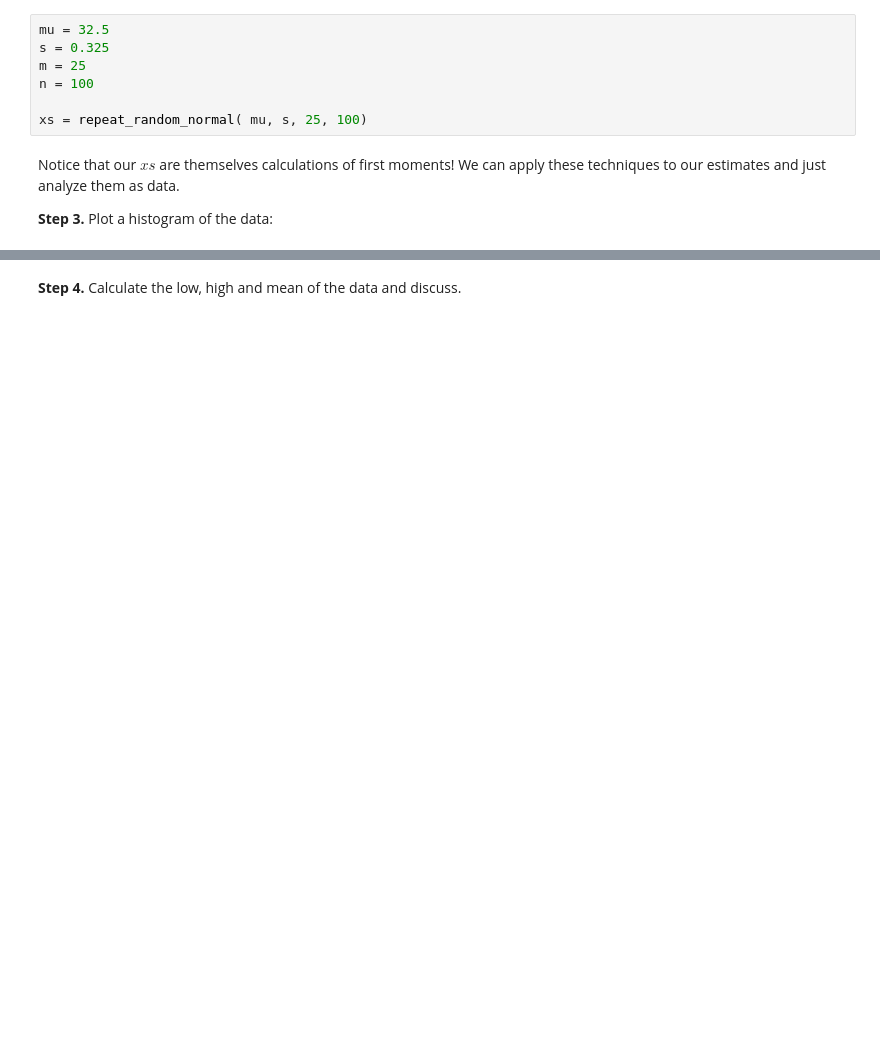
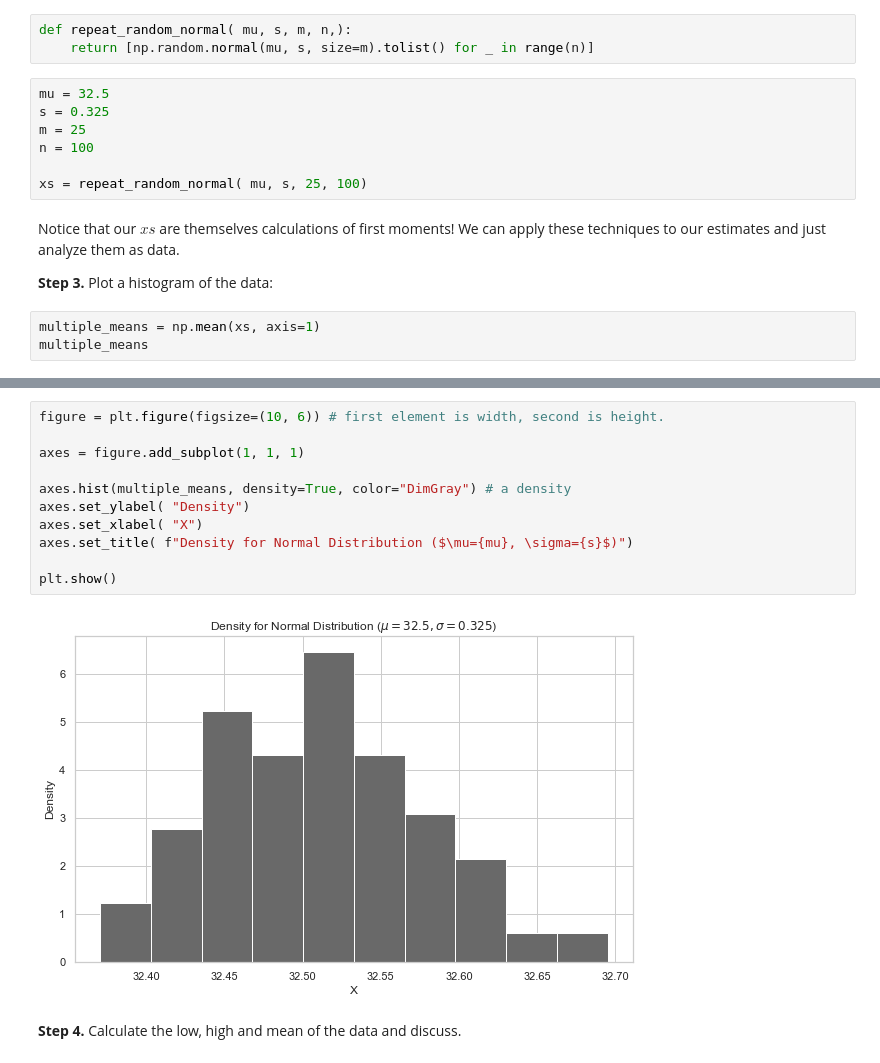
Before and after one commit to natemcintosh/en_685_648_data_science, a Jupyter notebook: 6_module/lab/nmcinto2.ipynb, the cells around one changed output, grey strips where cells are left out. Cells and saved outputs as stored; diff of their text form; blank space fills up the shorter version.

```diff
--- a/6_module/lab/nmcinto2.ipynb
+++ b/6_module/lab/nmcinto2.ipynb
@@ -249,3 +297,6 @@ def repeat_random_normal( mu, s, m, n,):
+# %%
+def repeat_random_normal( mu, s, m, n,):
+    return [np.random.normal(mu, s, size=m).tolist() for _ in range(n)]
 # %%
 mu = 32.5
 s = 0.325
@@ -257,3 +308,6 @@ xs = repeat_random_normal( mu, s, 25, 100)
 Notice that our $xs$ are themselves calculations of first moments! We can apply these techniques to our estimates and just analyze them as data.
 
 **Step 3\.** Plot a histogram of the data:
+# %%
+multiple_means = np.mean(xs, axis=1)
+multiple_means
@@ -260,2 +335,15 @@ Notice that our $xs$ are themselves calculations of first moments! We can apply
+# %%
+figure = plt.figure(figsize=(10, 6)) # first element is width, second is height.
+
+axes = figure.add_subplot(1, 1, 1)
+
+axes.hist(multiple_means, density=True, color="DimGray") # a density
+axes.set_ylabel( "Density")
+axes.set_xlabel( "X")
+axes.set_title( f"Density for Normal Distribution ($\mu={mu}, \sigma={s}$)")
+
+plt.show()
+# %% [output]
+[figure, added]
 # %% [markdown]
 **Step 4\.** Calculate the low, high and mean of the data and discuss.
```
Also changed, not shown: parts of 20 cells of this notebook.
